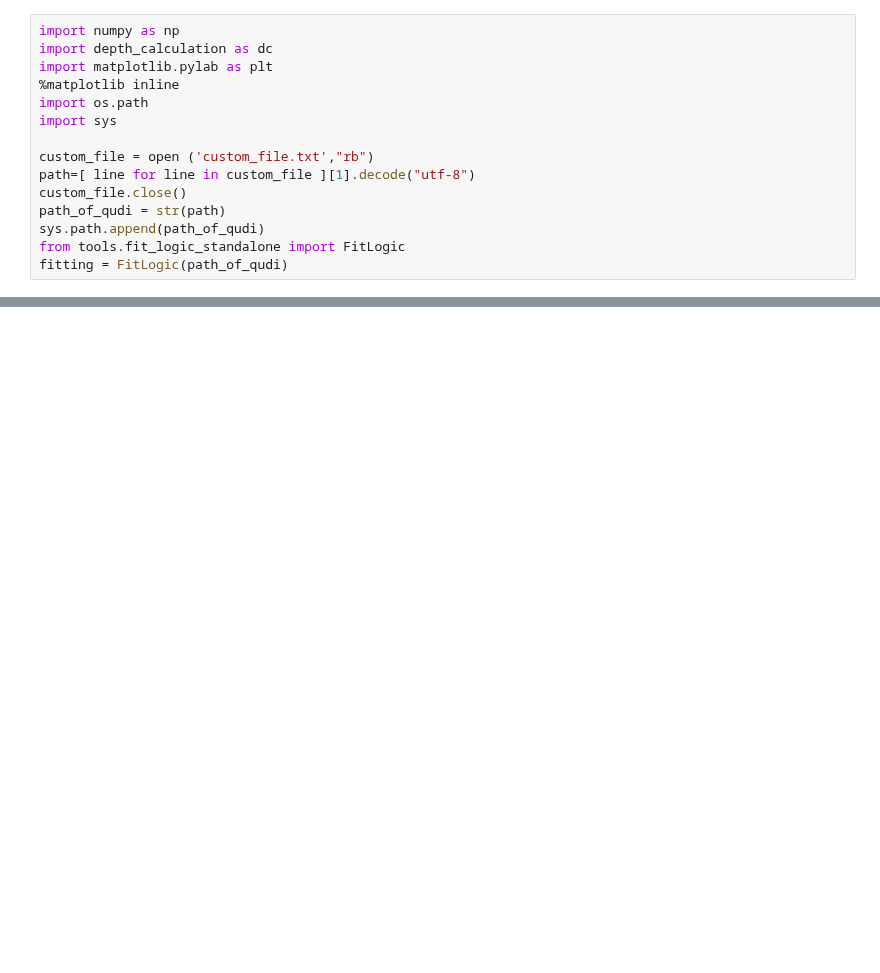
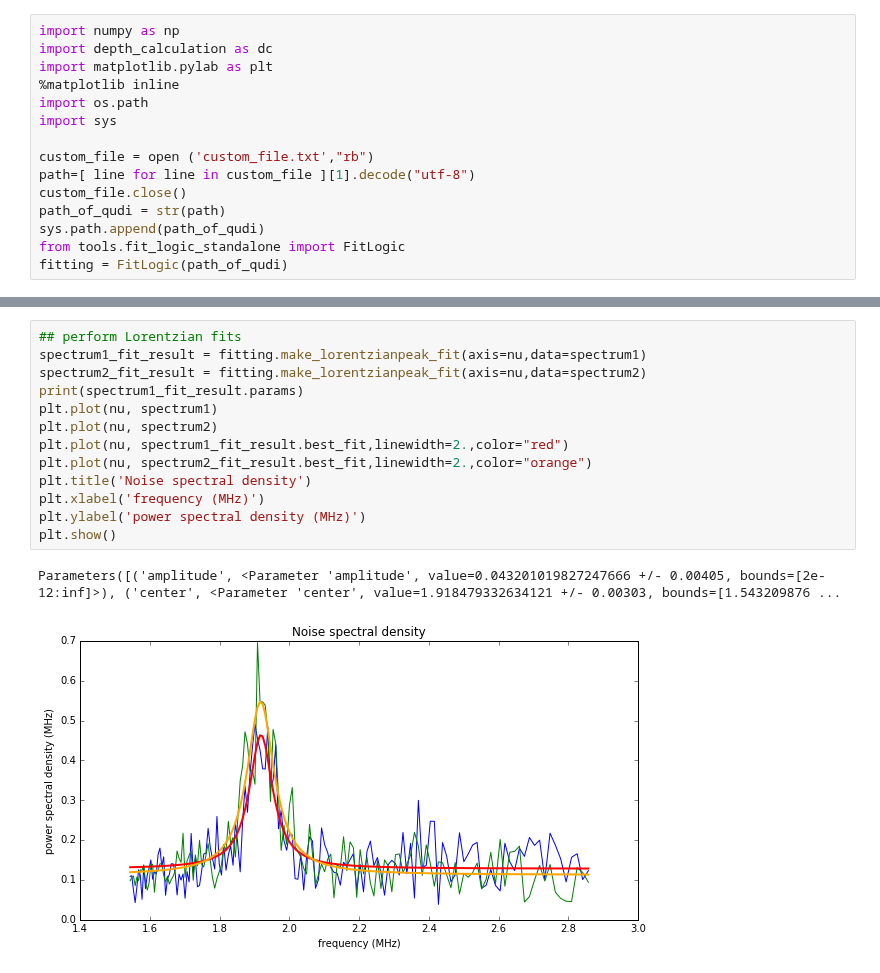
Before and after one commit to christoph-mueller/DepthCalculations, a Jupyter notebook: depth_calculation.ipynb, the cells around one changed output, grey strips where cells are left out. Drawn from its saved outputs; the diff is of its cells as text; blank space fills up the shorter version.

```diff
--- a/depth_calculation.ipynb
+++ b/depth_calculation.ipynb
@@ -72,0 +97,16 @@ plt.show()
+# %%
+## perform Lorentzian fits
+spectrum1_fit_result = fitting.make_lorentzianpeak_fit(axis=nu,data=spectrum1)
+spectrum2_fit_result = fitting.make_lorentzianpeak_fit(axis=nu,data=spectrum2)
+print(spectrum1_fit_result.params)
+plt.plot(nu, spectrum1)
+plt.plot(nu, spectrum2)
+plt.plot(nu, spectrum1_fit_result.best_fit,linewidth=2.,color="red")
+plt.plot(nu, spectrum2_fit_result.best_fit,linewidth=2.,color="orange")
+plt.title('Noise spectral density')
+plt.xlabel('frequency (MHz)')
+plt.ylabel('power spectral density (MHz)')
+plt.show()
+# %% [output]
+Parameters([('amplitude', <Parameter 'amplitude', value=0.043201019827247666 +/- 0.00405, bounds=[2e-12:inf]>), ('center', <Parameter 'center', value=1.918479332634121 +/- 0.00303, bounds=[1.543209876 ...
+[figure, added]
```
Also changed, not shown: parts of 8 cells of this notebook, 3 other files.
